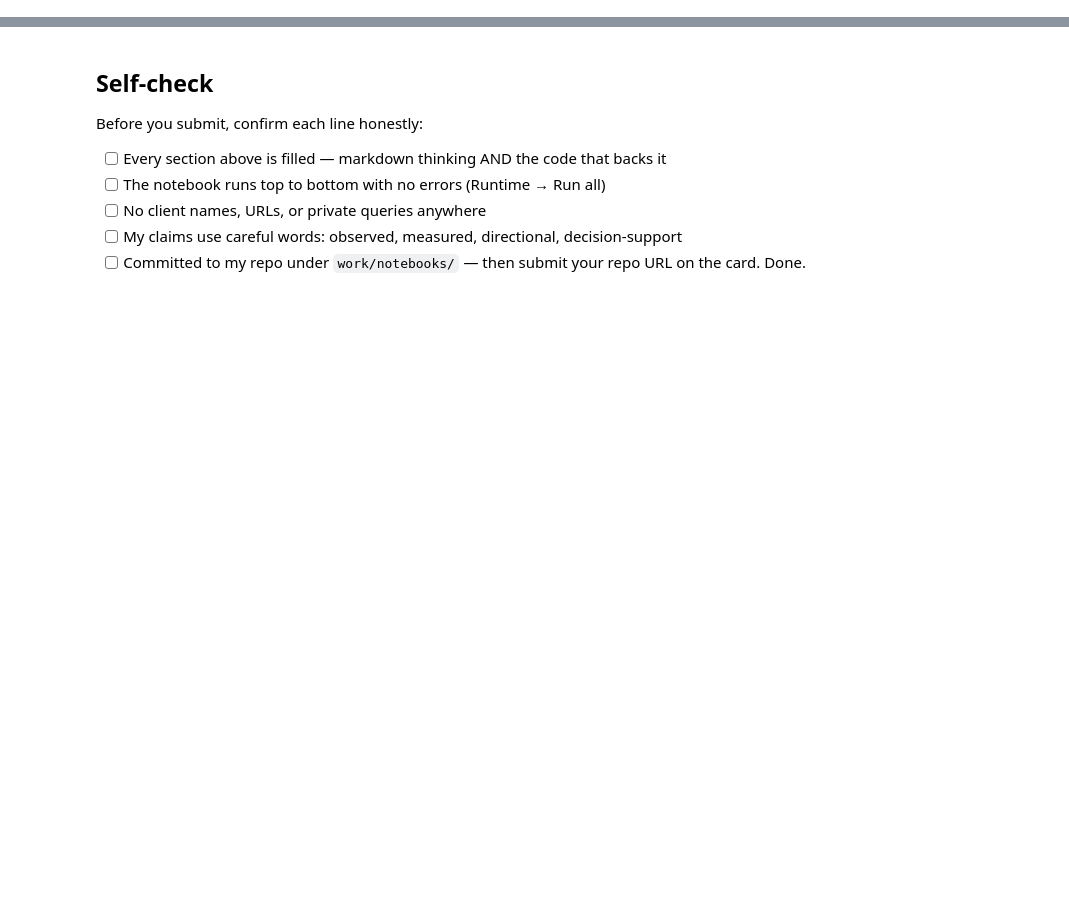
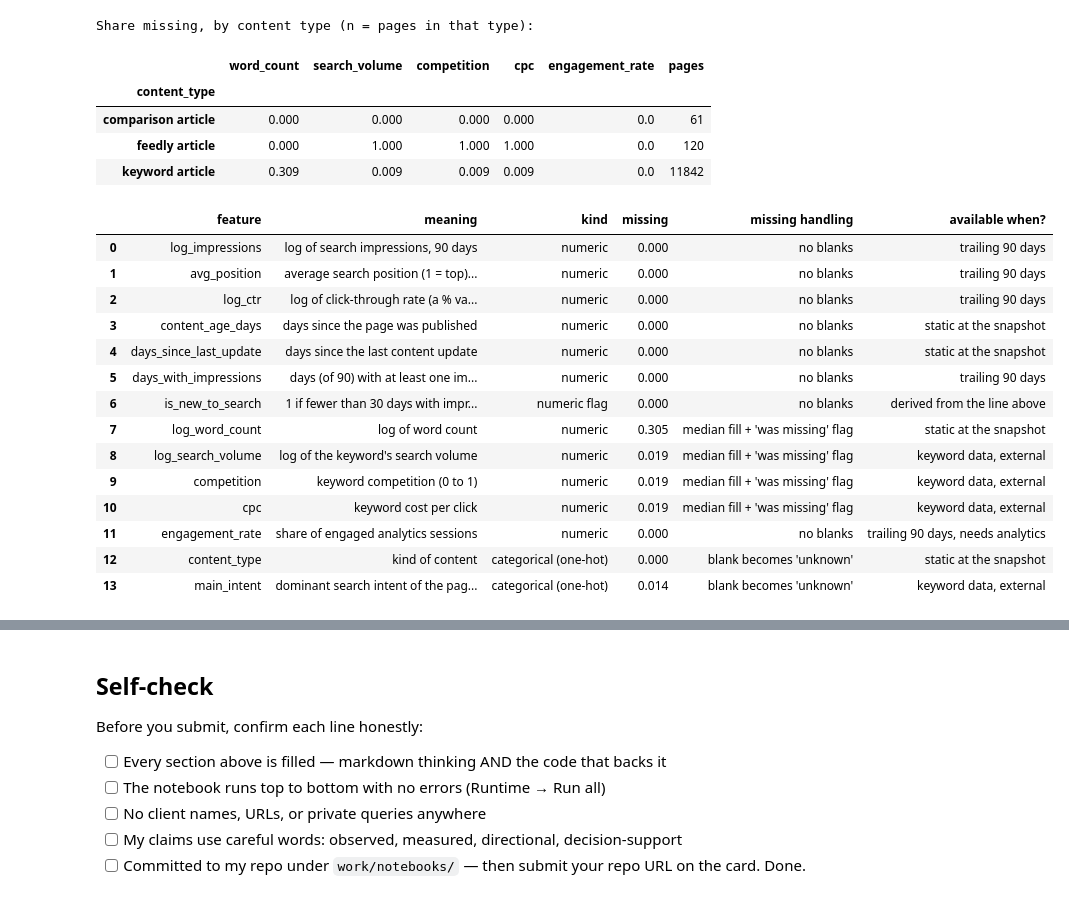
Before and after one commit to yelsebety/Yassin-Flyrank, a Jupyter notebook: work/notebooks/w03_feature_leakage_check.ipynb, the cells around one changed output, grey strips where cells are left out. Cells and saved outputs as stored; diff of their text form; code cells hidden in the pictures; blank space fills up the shorter version.

```diff
--- a/work/notebooks/w03_feature_leakage_check.ipynb
+++ b/work/notebooks/w03_feature_leakage_check.ipynb
@@ -29,0 +93,56 @@ This skeleton is yours to fill. Work the sections **in order** — each one has
+# %%
+miss_cols = [c for c in ["word_count", "search_volume", "competition", "cpc", "engagement_rate"] if c in g.columns]
+miss_by_type = g.groupby("content_type")[miss_cols].agg(lambda s: s.isna().mean()).round(3)
+miss_by_type["pages"] = g.groupby("content_type").size()
+print("Share missing, by content type (n = pages in that type):")
+display(miss_by_type)
+
+notes = [
+    ("log_impressions", "log of search impressions, 90 days", "numeric", "trailing 90 days"),
+    ("avg_position", "average search position (1 = top); 0 would mean no data", "numeric", "trailing 90 days"),
+    ("log_ctr", "log of click-through rate (a % value)", "numeric", "trailing 90 days"),
+    ("content_age_days", "days since the page was published", "numeric", "static at the snapshot"),
+    ("days_since_last_update", "days since the last content update", "numeric", "static at the snapshot"),
+    ("days_with_impressions", "days (of 90) with at least one impression", "numeric", "trailing 90 days"),
+    ("is_new_to_search", "1 if fewer than 30 days with impressions", "numeric flag", "derived from the line above"),
+    ("log_word_count", "log of word count", "numeric", "static at the snapshot"),
+    ("log_search_volume", "log of the keyword's search volume", "numeric", "keyword data, external"),
+    ("competition", "keyword competition (0 to 1)", "numeric", "keyword data, external"),
+    ("cpc", "keyword cost per click", "numeric", "keyword data, external"),
+    ("engagement_rate", "share of engaged analytics sessions", "numeric", "trailing 90 days, needs analytics"),
+    ("content_type", "kind of content", "categorical (one-hot)", "static at the snapshot"),
+    ("main_intent", "dominant search intent of the page's keyword", "categorical (one-hot)", "keyword data, external"),
+]
+base_of = {"log_impressions": "impressions_90d", "log_ctr": "ctr", "log_word_count": "word_count", "log_search_volume": "search_volume"}
+rows = []
+for f, meaning, kind, when in notes:
+    src = base_of.get(f, f)
+    miss = g[src].isna().mean() if src in g.columns else float("nan")
+    handling = ("blank becomes 'unknown'" if kind.startswith("categorical")
+                else ("median fill + 'was missing' flag" if miss > 0 else "no blanks"))
+    rows.append({"feature": f, "meaning": meaning, "kind": kind, "missing": round(miss, 3),
+                 "missing handling": handling, "available when?": when})
+feature_notes = pd.DataFrame(rows)
+display(feature_notes)
+# %% [output]
+Share missing, by content type (n = pages in that type):
+|  | word_count | search_volume | competition | cpc | engagement_rate | pages |
+| content_type |  |  |  |  |  |  |
+| comparison article | 0.000 | 0.000 | 0.000 | 0.000 | 0.0 | 61 |
+| feedly article | 0.000 | 1.000 | 1.000 | 1.000 | 0.0 | 120 |
+| keyword article | 0.309 | 0.009 | 0.009 | 0.009 | 0.0 | 11842 |
+|  | feature | meaning | kind | missing | missing handling | available when? |
+| 0 | log_impressions | log of search impressions, 90 days | numeric | 0.000 | no blanks | trailing 90 days |
+| 1 | avg_position | average search position (1 = top)... | numeric | 0.000 | no blanks | trailing 90 days |
+| 2 | log_ctr | log of click-through rate (a % va... | numeric | 0.000 | no blanks | trailing 90 days |
+| 3 | content_age_days | days since the page was published | numeric | 0.000 | no blanks | static at the snapshot |
+| 4 | days_since_last_update | days since the last content update | numeric | 0.000 | no blanks | static at the snapshot |
+| 5 | days_with_impressions | days (of 90) with at least one im... | numeric | 0.000 | no blanks | trailing 90 days |
+| 6 | is_new_to_search | 1 if fewer than 30 days with impr... | numeric flag | 0.000 | no blanks | derived from the line above |
+| 7 | log_word_count | log of word count | numeric | 0.305 | median fill + 'was missing' flag | static at the snapshot |
+| 8 | log_search_volume | log of the keyword's search volume | numeric | 0.019 | median fill + 'was missing' flag | keyword data, external |
+| 9 | competition | keyword competition (0 to 1) | numeric | 0.019 | median fill + 'was missing' flag | keyword data, external |
+| 10 | cpc | keyword cost per click | numeric | 0.019 | median fill + 'was missing' flag | keyword data, external |
+| 11 | engagement_rate | share of engaged analytics sessions | numeric | 0.000 | no blanks | trailing 90 days, needs analytics |
+| 12 | content_type | kind of content | categorical (one-hot) | 0.000 | blank becomes 'unknown' | static at the snapshot |
+| 13 | main_intent | dominant search intent of the pag... | categorical (one-hot) | 0.014 | blank becomes 'unknown' | keyword data, external |
```
Also changed, not shown: parts of 17 cells of this notebook.
